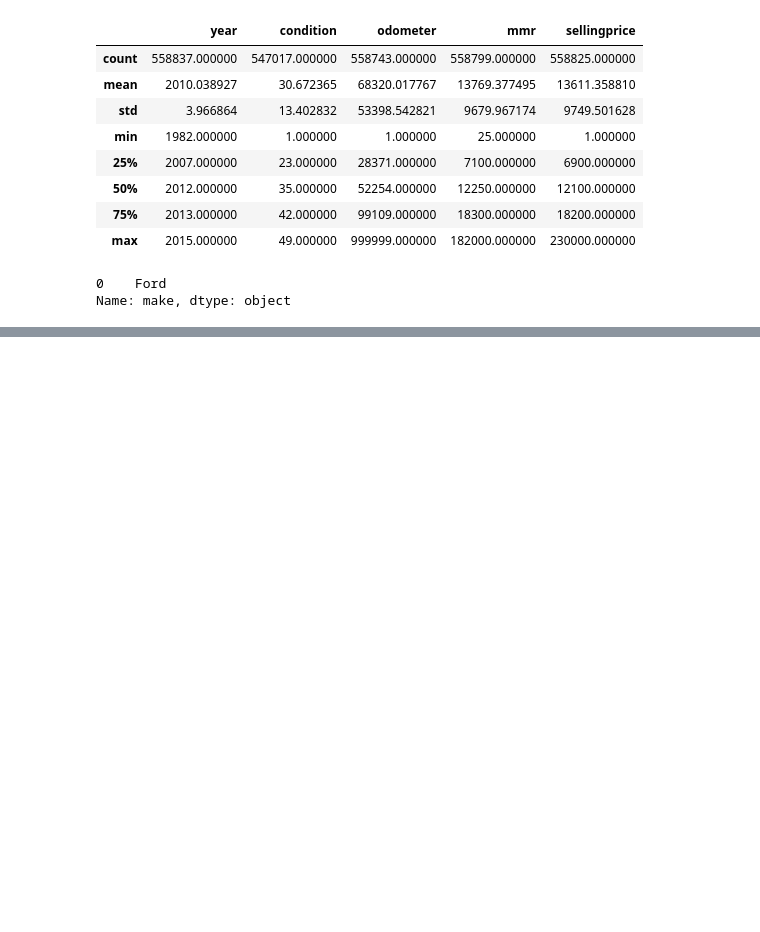
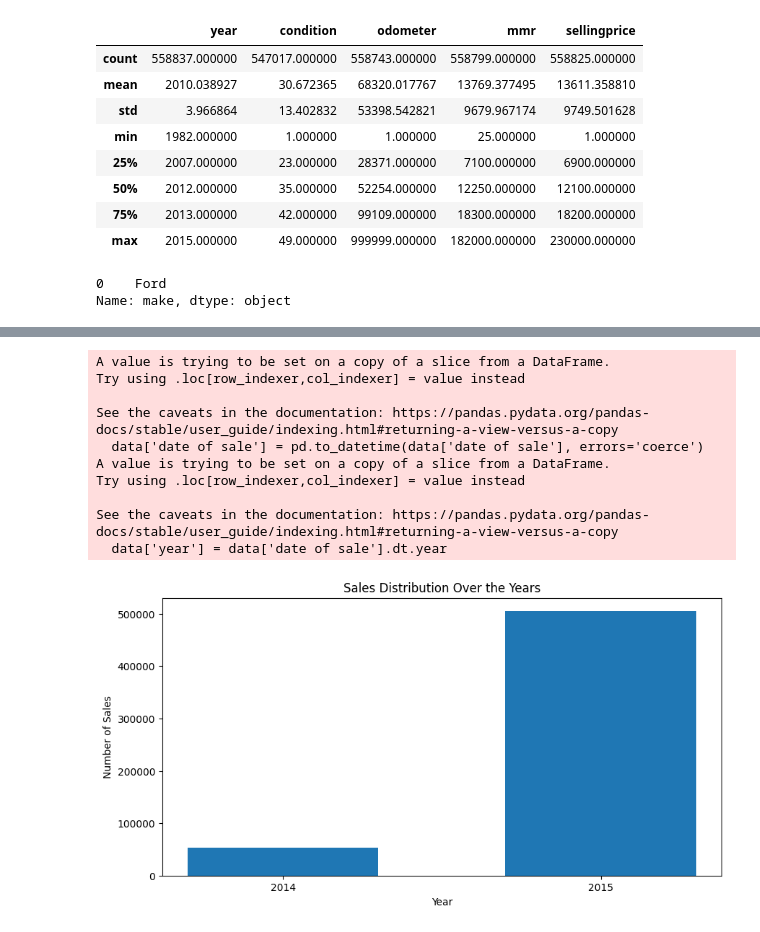
Before and after one commit to borhenDH/Car-sales-analysis-and-prediction-, a Jupyter notebook: Analysis.ipynb, the cells around one changed output, grey strips where cells are left out. Drawn from its saved outputs; the diff is of its cells as text; code cells hidden in the pictures; blank space fills up the shorter version.

```diff
--- a/Analysis.ipynb
+++ b/Analysis.ipynb
@@ -185,0 +196,36 @@ Name: make, dtype: object
+# %%
+# Ensure 'date_of_sale' is in datetime format
+data['date of sale'] = pd.to_datetime(data['date of sale'], errors='coerce')
+
+# Extract year from 'date_of_sale' and drop NaT values
+data['year'] = data['date of sale'].dt.year
+
+# Drop rows with NaN values in 'year'
+data = data.dropna(subset=['year'])
+
+# Convert year to integer
+data['year'] = data['year'].astype(int)
+
+# Count occurrences of each year
+sales_count = data['year'].value_counts().sort_index()
+
+# Plot histogram for sales over the years
+plt.figure(figsize=(10, 5))
+plt.bar(sales_count.index, sales_count.values, width=0.6)  # Adjust width for better spacing
+plt.title('Sales Distribution Over the Years')
+plt.xlabel('Year')
+plt.ylabel('Number of Sales')
+plt.xticks(sales_count.index)  # Set x-ticks to display years correctly
+plt.show()
+# %% [output]
+A value is trying to be set on a copy of a slice from a DataFrame.
+Try using .loc[row_indexer,col_indexer] = value instead
+
+See the caveats in the documentation: https://pandas.pydata.org/pandas-docs/stable/user_guide/indexing.html#returning-a-view-versus-a-copy
+  data['date of sale'] = pd.to_datetime(data['date of sale'], errors='coerce')
+A value is trying to be set on a copy of a slice from a DataFrame.
+Try using .loc[row_indexer,col_indexer] = value instead
+
+See the caveats in the documentation: https://pandas.pydata.org/pandas-docs/stable/user_guide/indexing.html#returning-a-view-versus-a-copy
+  data['year'] = data['date of sale'].dt.year
+[figure, added]
```
Also changed, not shown: parts of 6 cells of this notebook.
